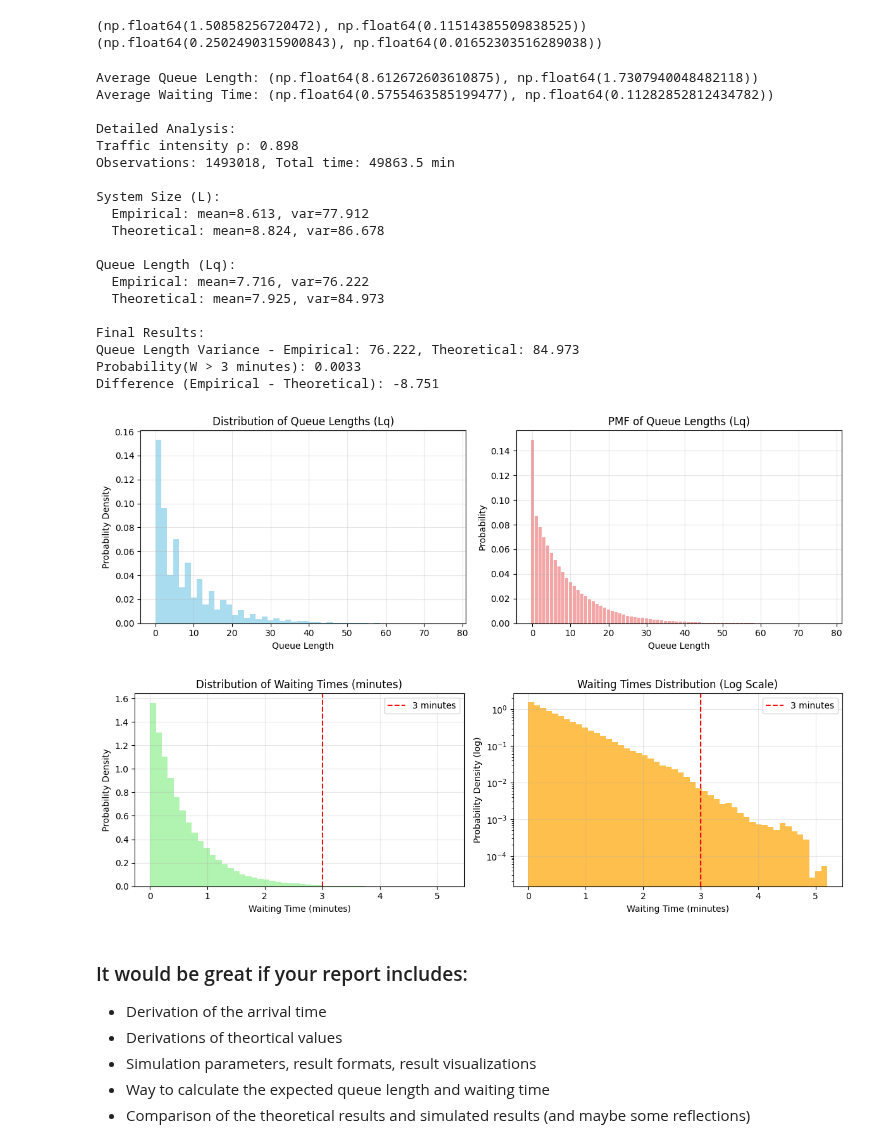
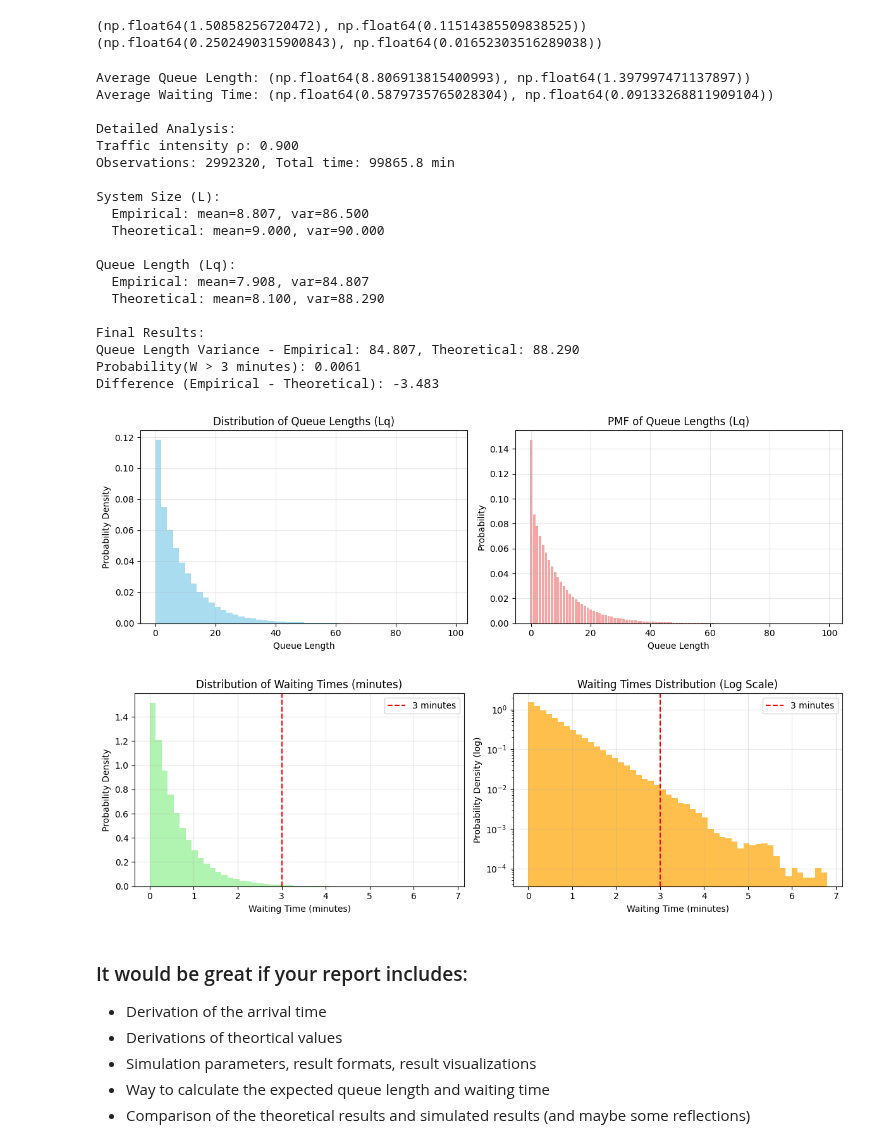
Before and after one commit to Zhiyuan-03/AI_in_Transportation_Exercise, a Jupyter notebook: Lab1_Assignment_0.9.ipynb, the cells around one changed output. Drawn from its saved outputs; the diff is of its cells as text; code cells hidden in the pictures.

```diff
--- a/Lab1_Assignment_0.9.ipynb
+++ b/Lab1_Assignment_0.9.ipynb
@@ -737,49 +737,49 @@ class SingleServerQueueingSimulation():
 
 
 # Usage example
-sim = SingleServerQueueingSimulation(arrival_rate=15, service_rate=16.7, close_time=500)
+sim = SingleServerQueueingSimulation(arrival_rate=15, service_rate=16.66666666666666667, close_time=1000)
 sim.run_multiple_simulations(100)
 
 print("Average Queue Length:", sim.compute_average_queue_length())
 print("Average Waiting Time:", sim.compute_average_waiting_time())
 
 # Comprehensive analysis with detailed variance calculation
 empirical_var, theoretical_var, all_queues = sim.analyze_queue_length_distribution()
 all_waits, prob_gt_3min = sim.analyze_waiting_time_distribution()
 
 print(f"\nFinal Results:")
 print(f"Queue Length Variance - Empirical: {empirical_var:.3f}, Theoretical: {theoretical_var:.3f}")
 print(f"Probability(W > 3 minutes): {prob_gt_3min:.4f}")
 
 # Compare empirical vs theoretical
 rho = sim.arrival_rate / sim.service_rate
 print(f"Difference (Empirical - Theoretical): {empirical_var - theoretical_var:.3f}")
 
 # Plot distributions
 sim.plot_queue_length_distribution(all_queues)
 sim.plot_waiting_time_distribution(all_waits)
 # %% [output]
-Average Queue Length: (np.float64(8.612672603610875), np.float64(1.7307940048482118))
-Average Waiting Time: (np.float64(0.5755463585199477), np.float64(0.11282852812434782))
+Average Queue Length: (np.float64(8.806913815400993), np.float64(1.397997471137897))
+Average Waiting Time: (np.float64(0.5879735765028304), np.float64(0.09133268811909104))
 
 Detailed Analysis:
-Traffic intensity ρ: 0.898
-Observations: 1493018, Total time: 49863.5 min
+Traffic intensity ρ: 0.900
+Observations: 2992320, Total time: 99865.8 min
 
 System Size (L):
-  Empirical: mean=8.613, var=77.912
-  Theoretical: mean=8.824, var=86.678
+  Empirical: mean=8.807, var=86.500
+  Theoretical: mean=9.000, var=90.000
 
 Queue Length (Lq):
-  Empirical: mean=7.716, var=76.222
-  Theoretical: mean=7.925, var=84.973
+  Empirical: mean=7.908, var=84.807
+  Theoretical: mean=8.100, var=88.290
 
 Final Results:
-Queue Length Variance - Empirical: 76.222, Theoretical: 84.973
-Probability(W > 3 minutes): 0.0033
-Difference (Empirical - Theoretical): -8.751
+Queue Length Variance - Empirical: 84.807, Theoretical: 88.290
+Probability(W > 3 minutes): 0.0061
+Difference (Empirical - Theoretical): -3.483
-[figure, old version]
+[figure, new version]
-[figure, old version]
+[figure, new version]
 # %% [markdown]
 
 ### It would be great if your report includes:
```
